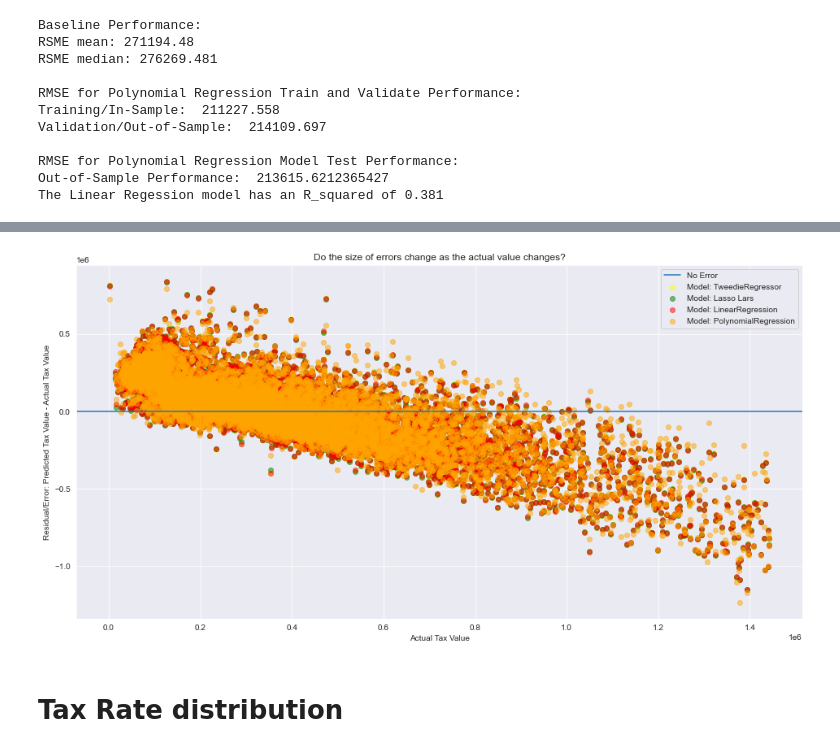
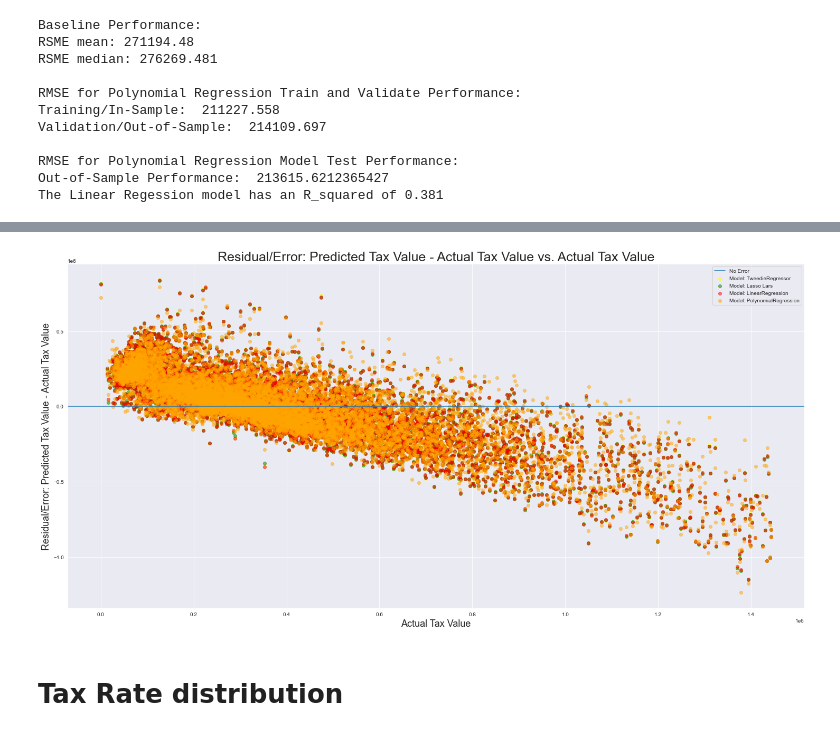
Before and after one commit to mdalton87/regression-exercises, a Jupyter notebook: regression_project/zillow_final_notebook.ipynb, the cells around one changed output, grey strips where cells are left out. Saved outputs shown, nothing was run; the diff lists cells and outputs as text; code cells hidden in the pictures.

```diff
--- a/regression_project/zillow_final_notebook.ipynb
+++ b/regression_project/zillow_final_notebook.ipynb
@@ -467,20 +481,21 @@ plt.show()
 # %%
-plt.figure(figsize=(16,8))
+plt.figure(figsize=(25,12))
 
 plt.axhline(label="No Error")
 plt.scatter(y_validate.tax_value, y_validate.value_pred_glm - y_validate.tax_value,
             alpha=.5, color="yellow", s=None, label="Model: TweedieRegressor")
 plt.scatter(y_validate.tax_value, y_validate.value_pred_lars - y_validate.tax_value,
             alpha=.5, color="green", s=None, label="Model: Lasso Lars")
 plt.scatter(y_validate.tax_value, y_validate.value_pred_lm - y_validate.tax_value ,
             alpha=.5, color="red", s=None, label="Model: LinearRegression")
 plt.scatter(y_validate.tax_value, y_validate.value_pred_lm2 - y_validate.tax_value ,
             alpha=.5, color="orange", s=None, label="Model: PolynomialRegression")
 plt.legend()
-plt.xlabel("Actual Tax Value")
-plt.ylabel("Residual/Error: Predicted Tax Value - Actual Tax Value")
-plt.title("Do the size of errors change as the actual value changes?")
+plt.xlabel("Actual Tax Value", fontdict={'fontsize':18})
+plt.ylabel("Residual/Error: Predicted Tax Value - Actual Tax Value", fontdict={'fontsize':18})
+plt.title("Residual/Error: Predicted Tax Value - Actual Tax Value vs. Actual Tax Value", fontdict={'fontsize':25})
 
+plt.savefig('poly_resid_actual')
 plt.show()
 # %% [output]
-[figure, old version]
+[figure, new version]
```
Also changed, not shown: parts of 12 cells of this notebook, 9 other files.
